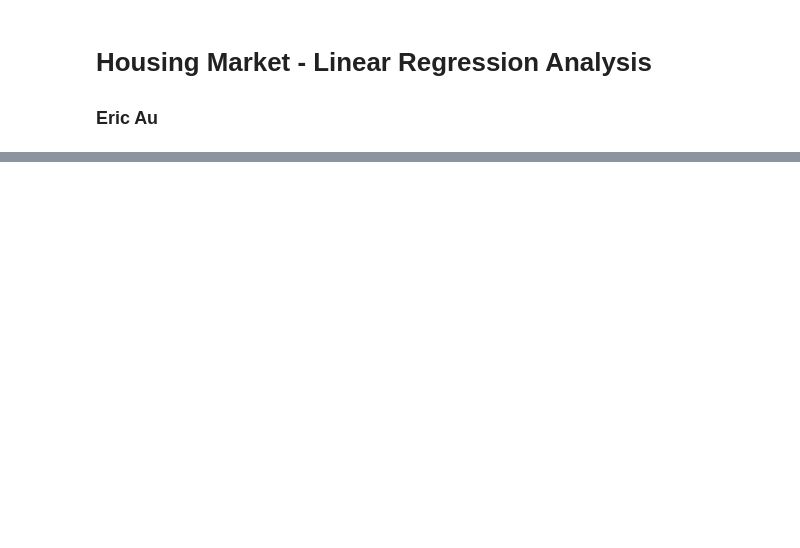
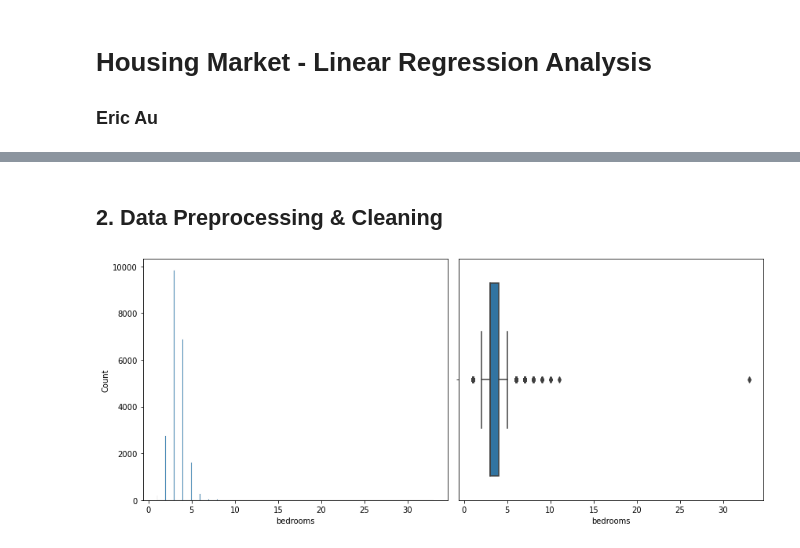
Before and after one commit to eric8395/Housing_Market_Linear_Regression, a Jupyter notebook: Housing Market Linear Regression.ipynb, the cells around one changed output, grey strips where cells are left out. Cells and saved outputs as stored; diff of their text form; code cells hidden in the pictures; blank space fills up the shorter version.

Commit message:
formatted notebook, early data exploration

```diff
--- a/Housing Market Linear Regression.ipynb
+++ b/Housing Market Linear Regression.ipynb
@@ -8,0 +46,4 @@
+# %%
+# load in dataset
+df = pd.read_csv('data/kc_house_data.csv')
+df.head()
@@ -8,0 +165,18 @@
+# %% [markdown]
+## 2. Data Preprocessing & Cleaning
+# %%
+# look at the distribution of bedrooms column visually
+# set up 3 columns of figs for bedrooms column
+fig, axs = plt.subplots(figsize = (12,5), ncols=2)
+
+# plot histogram
+sns.histplot(df['bedrooms'], ax=axs[0])
+
+# visualize as a boxplot
+sns.boxplot(df['bedrooms'], ax=axs[1])
+
+
+plt.tight_layout()
+plt.show()
+# %% [output]
+[figure, added]
```
Also changed, not shown: parts of 19 cells of this notebook.
